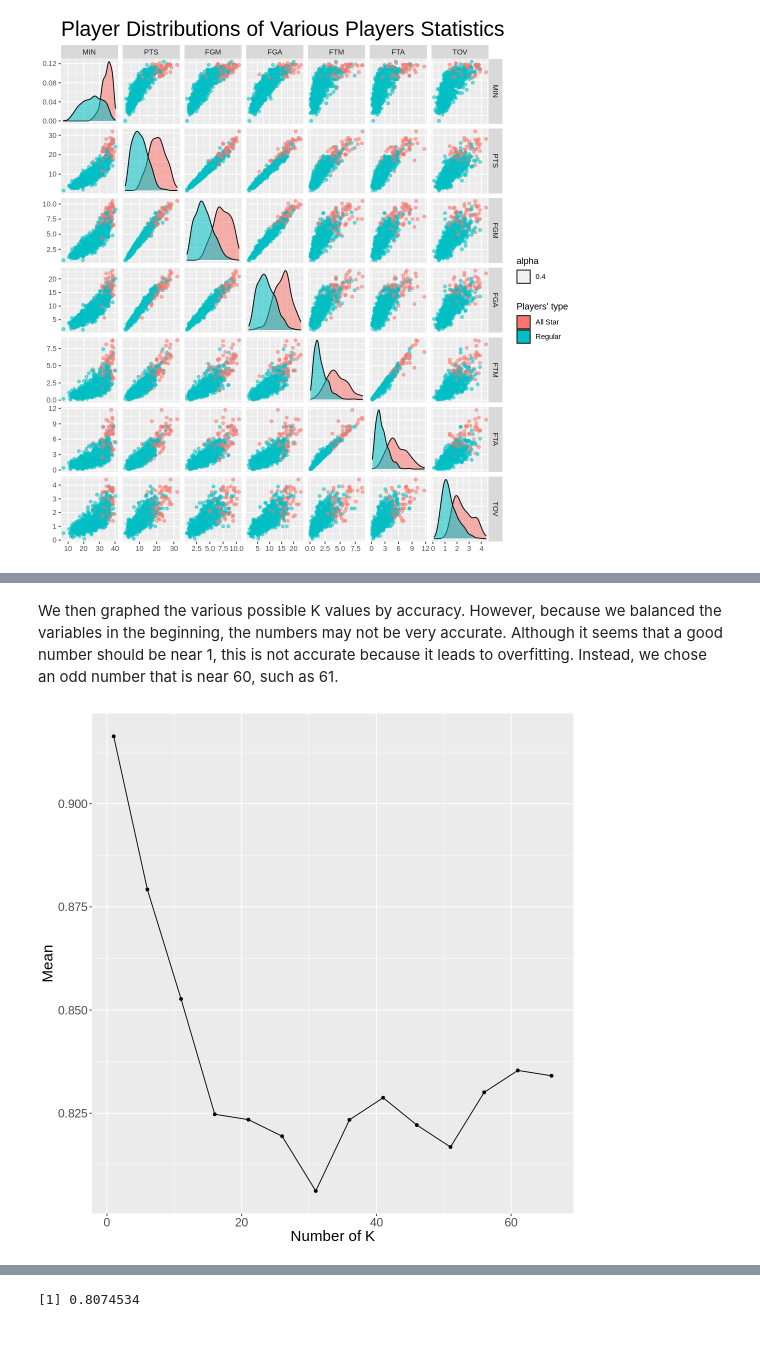
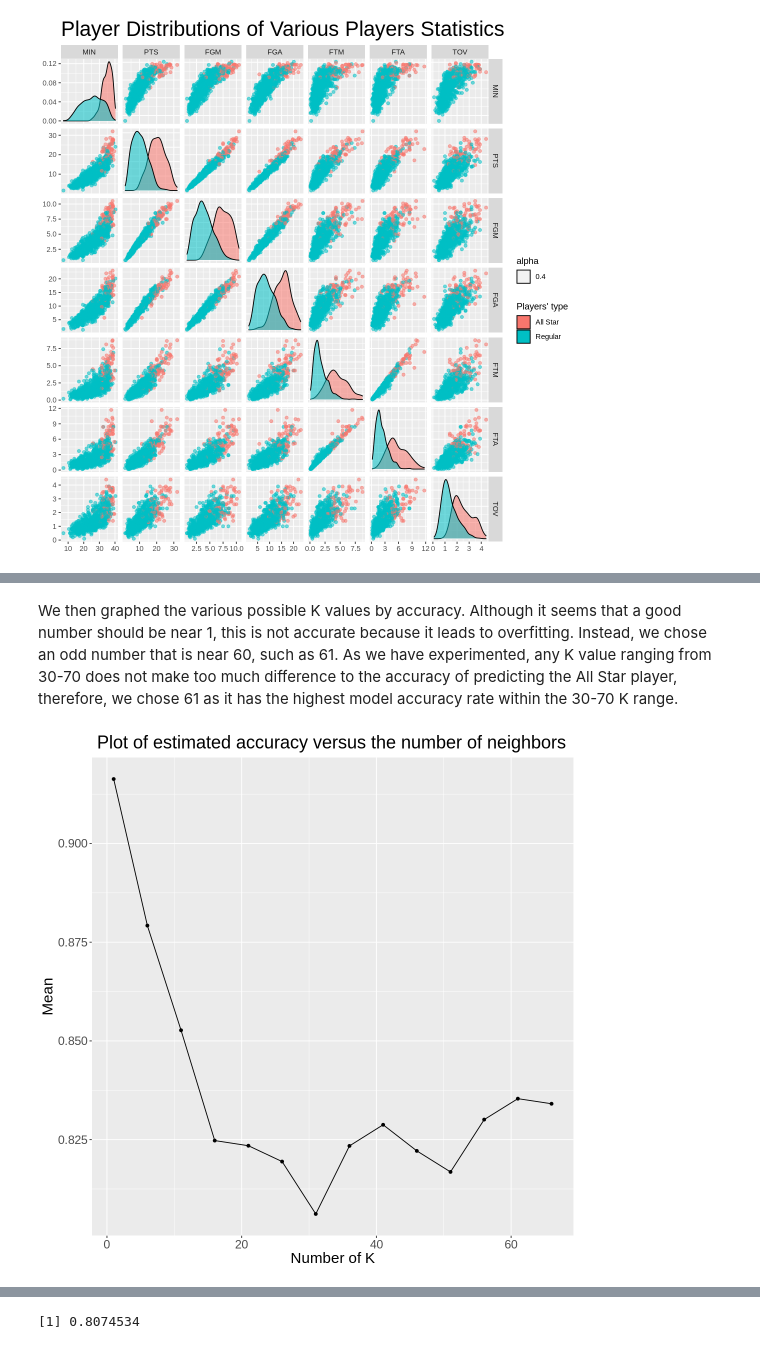
Before and after one commit to RayNguyent/DSCI-100-project, a Jupyter notebook: report.ipynb, the cells around one changed output, grey strips where cells are left out. Cells and saved outputs as stored; diff of their text form; code cells hidden in the pictures.

```diff
--- a/report.ipynb
+++ b/report.ipynb
@@ -243,12 +229,12 @@ A tibble: 14 × 7
 # %% [markdown]
-We then graphed the various possible K values by accuracy. However, because we balanced the variables in the beginning, the numbers may not be very accurate. Although it seems that a good number should be near 1, this is not accurate because it leads to overfitting. Instead, we chose an odd number that is near 60, such as 61.
+We then graphed the various possible K values by accuracy. Although it seems that a good number should be near 1, this is not accurate because it leads to overfitting. Instead, we chose an odd number that is near 60, such as 61. As we have experimented, any K value ranging from 30-70 does not make too much difference to the accuracy of predicting the All Star player, therefore, we chose 61 as it has the highest model accuracy rate within the 30-70 K range.
 # %%
 data_plot <- ggplot(data_fit, aes(x = neighbors, y = mean)) +
     geom_line() +
     geom_point() +
     xlab("Number of K") +
-    ylab("Mean") + theme(text = element_text(size = 18))
+    ylab("Mean") + theme(text = element_text(size = 18)) + ggtitle(" Plot of estimated accuracy versus the number of neighbors")
 
 data_plot
 # %% [output]
-[figure, old version]
+[figure, new version]
```
Also changed, not shown: parts of 25 cells of this notebook.
